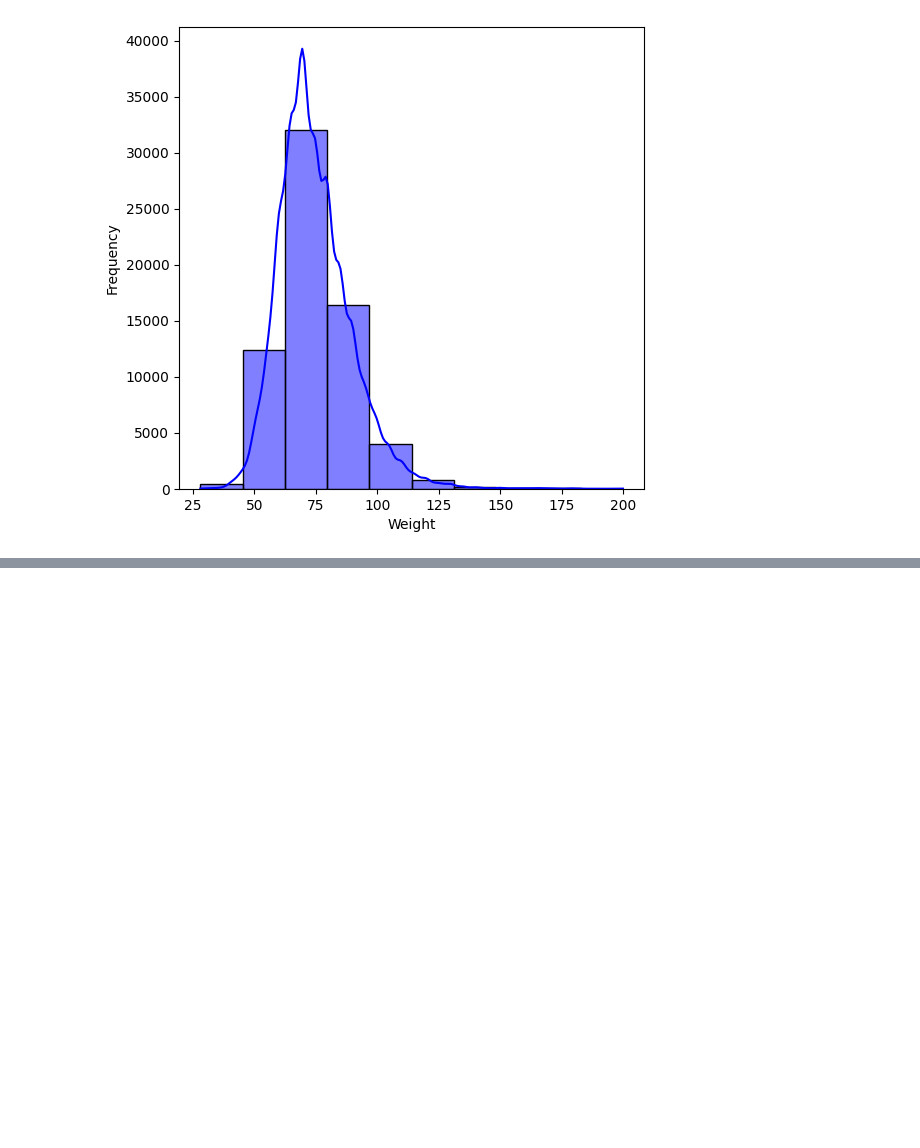
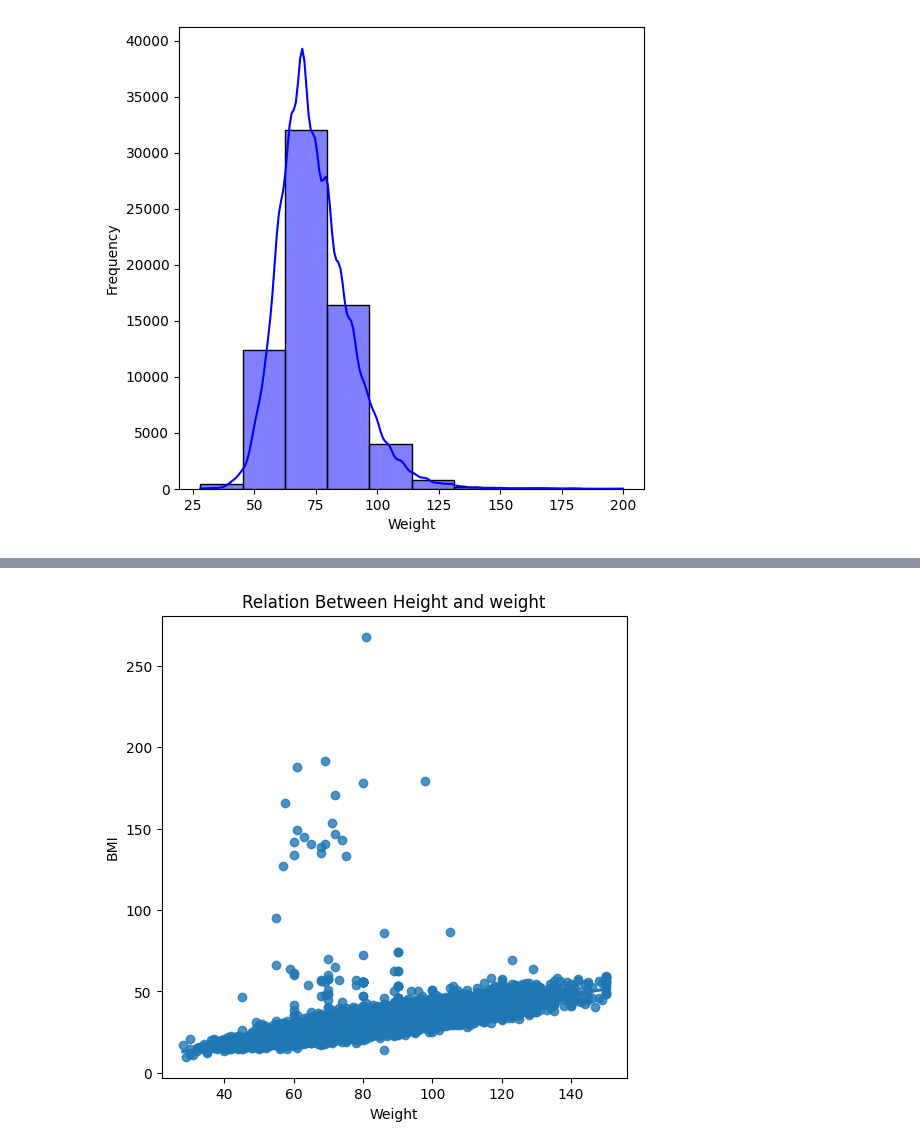
Before and after one commit to kenyyode/Cardio-Data, a Jupyter notebook: Analysis and model.ipynb, the cells around one changed output, grey strips where cells are left out. Cells and saved outputs as stored; diff of their text form; code cells hidden in the pictures; blank space fills up the shorter version.

```diff
--- a/Analysis and model.ipynb
+++ b/Analysis and model.ipynb
@@ -71,0 +82,9 @@ plt.show()
+# %%
+plt.figure(figsize=(6, 6))
+
+sns.regplot(x = "Weight", y="BMI", data=n_df)
+
+plt.title("Relation Between Height and weight")
+plt.show()
+# %% [output]
+[figure, added]
```
Also changed, not shown: parts of 2 cells of this notebook.
